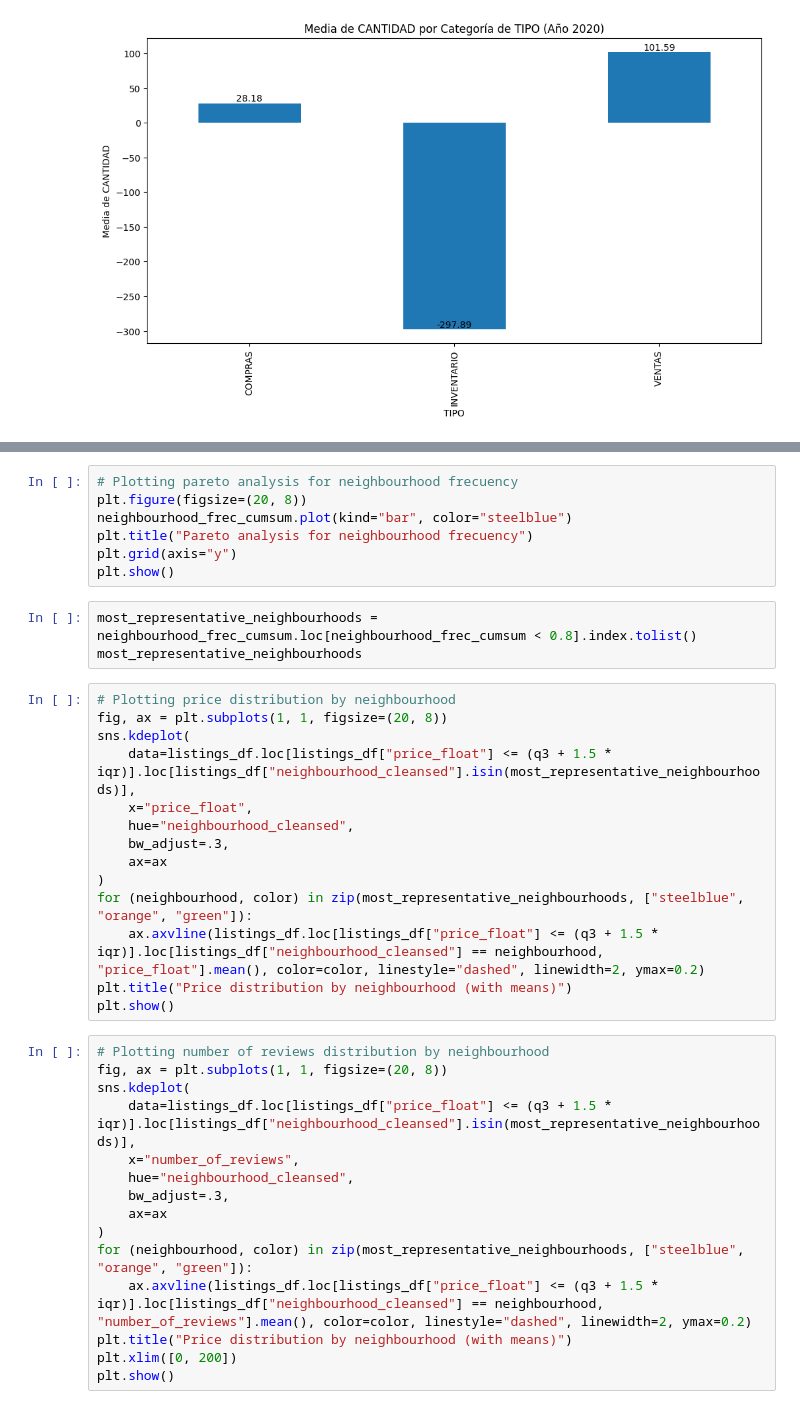
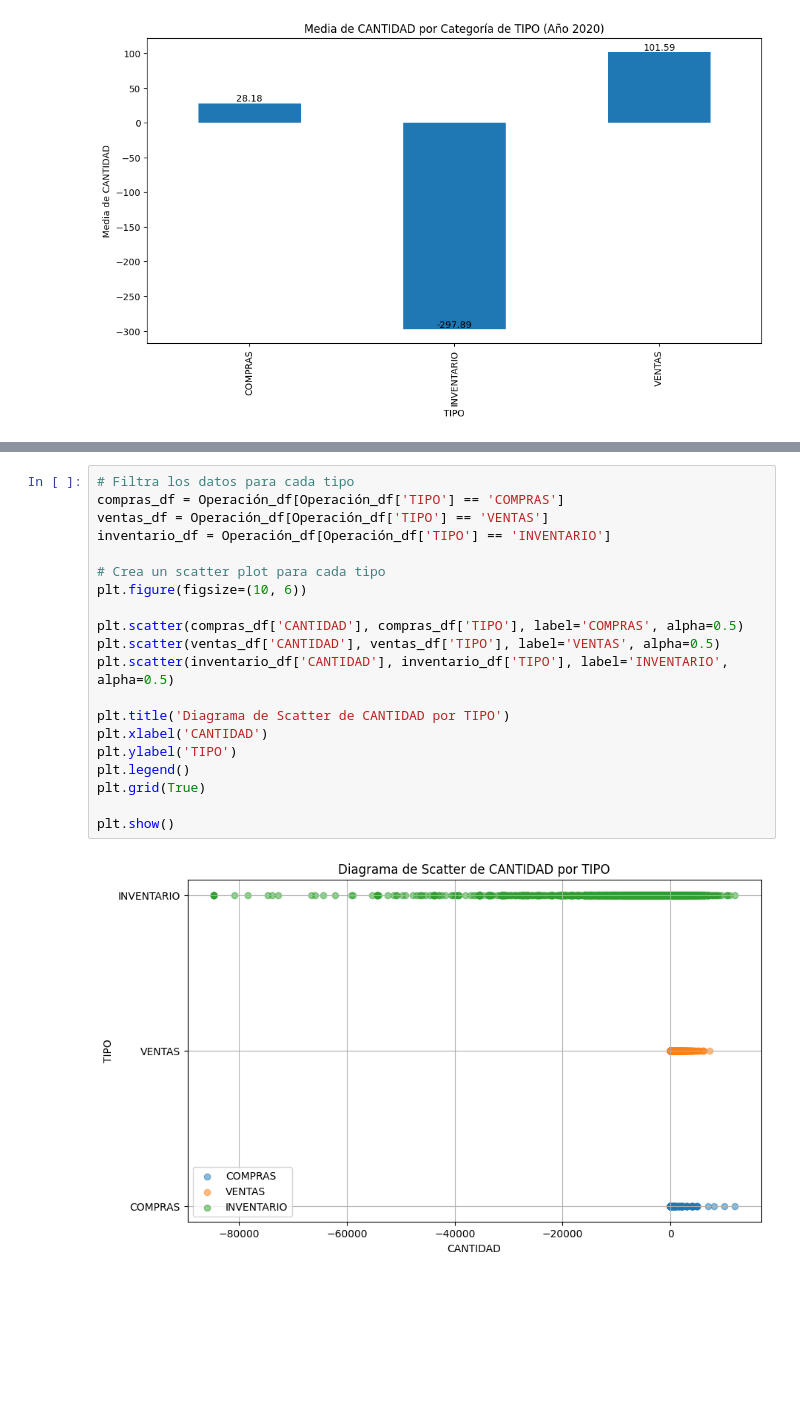
Before and after one commit to ingoscargiraldor/ingoscargiraldor, a Jupyter notebook: Operaciones_Anual.ipynb, the cells around one changed output, grey strips where cells are left out. Cells and saved outputs as stored; diff of their text form; blank space fills up the shorter version.

```diff
--- a/Operaciones_Anual.ipynb
+++ b/Operaciones_Anual.ipynb
@@ -545,39 +632,22 @@ neighbourhood_frec_cumsum = listings_df["neighbourhood_cleansed"].value_counts(n
-# %%
-# Plotting pareto analysis for neighbourhood frecuency
-plt.figure(figsize=(20, 8))
-neighbourhood_frec_cumsum.plot(kind="bar", color="steelblue")
-plt.title("Pareto analysis for neighbourhood frecuency")
-plt.grid(axis="y")
-plt.show()
-# %%
-most_representative_neighbourhoods = neighbourhood_frec_cumsum.loc[neighbourhood_frec_cumsum < 0.8].index.tolist()
-most_representative_neighbourhoods
-# %%
-# Plotting price distribution by neighbourhood
-fig, ax = plt.subplots(1, 1, figsize=(20, 8))
-sns.kdeplot(
-    data=listings_df.loc[listings_df["price_float"] <= (q3 + 1.5 * iqr)].loc[listings_df["neighbourhood_cleansed"].isin(most_representative_neighbourhoods)],
-    x="price_float",
-    hue="neighbourhood_cleansed",
-    bw_adjust=.3,
-    ax=ax
-)
-for (neighbourhood, color) in zip(most_representative_neighbourhoods, ["steelblue", "orange", "green"]):
-    ax.axvline(listings_df.loc[listings_df["price_float"] <= (q3 + 1.5 * iqr)].loc[listings_df["neighbourhood_cleansed"] == neighbourhood, "price_float"].mean(), color=color, linestyle="dashed", linewidth=2, ymax=0.2)
-plt.title("Price distribution by neighbourhood (with means)")
-plt.show()
-# %%
-# Plotting number of reviews distribution by neighbourhood
-fig, ax = plt.subplots(1, 1, figsize=(20, 8))
-sns.kdeplot(
-    data=listings_df.loc[listings_df["price_float"] <= (q3 + 1.5 * iqr)].loc[listings_df["neighbourhood_cleansed"].isin(most_representative_neighbourhoods)],
-    x="number_of_reviews",
-    hue="neighbourhood_cleansed",
-    bw_adjust=.3,
-    ax=ax
-)
-for (neighbourhood, color) in zip(most_representative_neighbourhoods, ["steelblue", "orange", "green"]):
-    ax.axvline(listings_df.loc[listings_df["price_float"] <= (q3 + 1.5 * iqr)].loc[listings_df["neighbourhood_cleansed"] == neighbourhood, "number_of_reviews"].mean(), color=color, linestyle="dashed", linewidth=2, ymax=0.2)
-plt.title("Price distribution by neighbourhood (with means)")
-plt.xlim([0, 200])
-plt.show()
+# %%
+# Filtra los datos para cada tipo
+compras_df = Operación_df[Operación_df['TIPO'] == 'COMPRAS']
+ventas_df = Operación_df[Operación_df['TIPO'] == 'VENTAS']
+inventario_df = Operación_df[Operación_df['TIPO'] == 'INVENTARIO']
+
+# Crea un scatter plot para cada tipo
+plt.figure(figsize=(10, 6))
+
+plt.scatter(compras_df['CANTIDAD'], compras_df['TIPO'], label='COMPRAS', alpha=0.5)
+plt.scatter(ventas_df['CANTIDAD'], ventas_df['TIPO'], label='VENTAS', alpha=0.5)
+plt.scatter(inventario_df['CANTIDAD'], inventario_df['TIPO'], label='INVENTARIO', alpha=0.5)
+
+plt.title('Diagrama de Scatter de CANTIDAD por TIPO')
+plt.xlabel('CANTIDAD')
+plt.ylabel('TIPO')
+plt.legend()
+plt.grid(True)
+
+plt.show()
+# %% [output]
+[figure, added]
```
Also changed, not shown: parts of 24 cells of this notebook.
